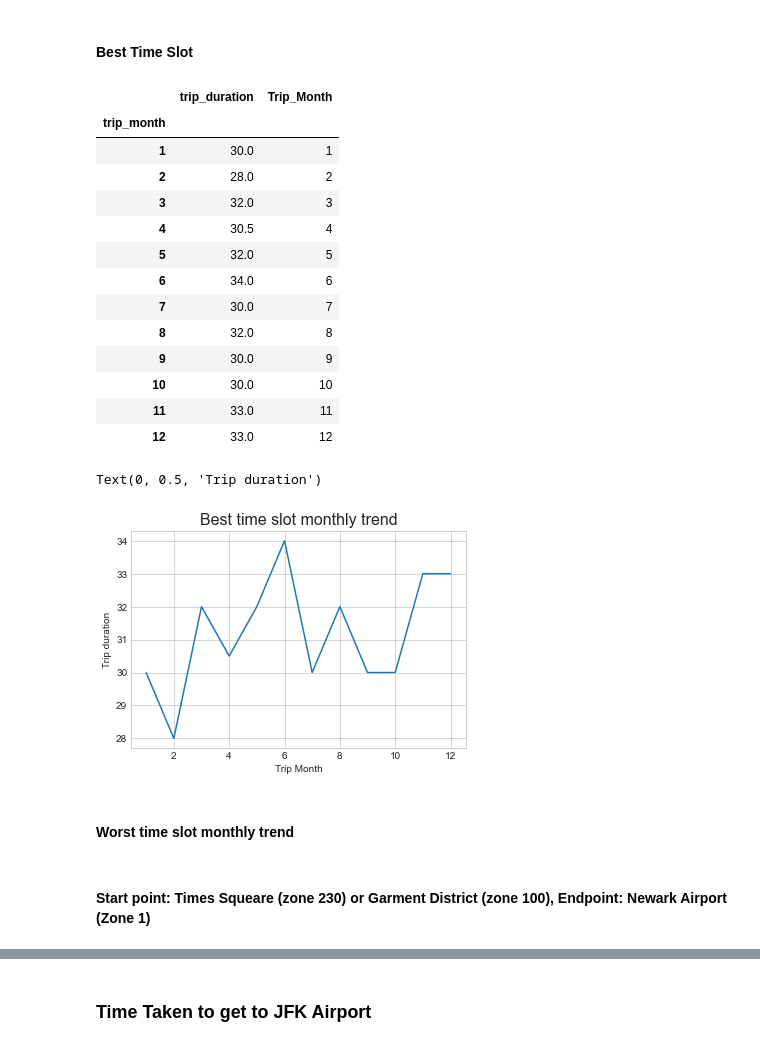
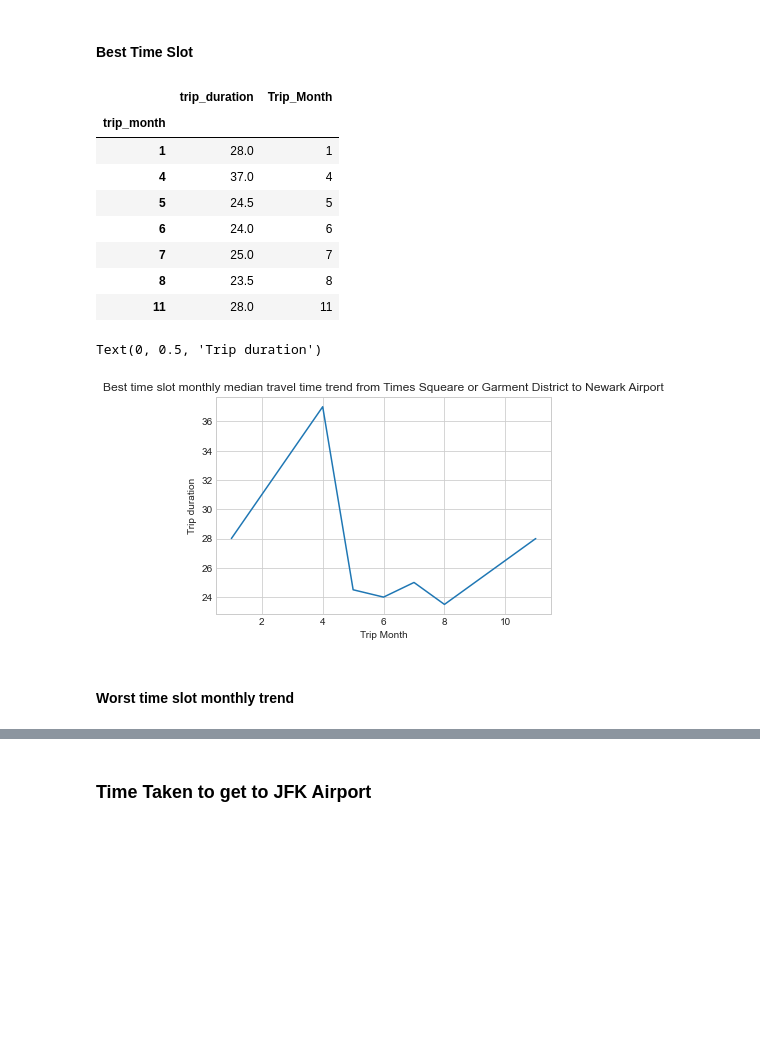
Before and after one commit to MSBGDA/INFO-H-600-Project-Group-AH, a Jupyter notebook: t4_analysis.ipynb, the cells around one changed output, grey strips where cells are left out. Saved outputs shown, nothing was run; the diff lists cells and outputs as text; code cells hidden in the pictures; blank space fills up the shorter version.

```diff
--- a/t4_analysis.ipynb
+++ b/t4_analysis.ipynb
@@ -683,14 +822,14 @@ sorted(time_bin_median2.items(), key=lambda x: x[1])
 # %%
 df_y1 = pd.DataFrame(time_slot(df_y,'tpep_pickup_datetime', 'tpep_dropoff_datetime', '03:00', '03:59'))
 # %%
-df_g1 = pd.DataFrame(time_slot(df_g,'lpep_pickup_datetime', 'lpep_dropoff_datetime', '03:00', '03:59'))
+df_g2 = pd.DataFrame(time_slot(df_g,'lpep_pickup_datetime', 'lpep_dropoff_datetime', '03:00', '03:59'))
 # %%
-df_f1 = pd.DataFrame(time_slot(df_f,'pickup_datetime', 'dropoff_datetime', '03:00', '03:59'))
+df_f2 = pd.DataFrame(time_slot(df_f,'pickup_datetime', 'dropoff_datetime', '03:00', '03:59'))
 # %%
-df_fv1 = pd.DataFrame(time_slot(df_fv,'pickup_datetime', 'dropoff_datetime', '03:00', '03:59'))
+df_fv2 = pd.DataFrame(time_slot(df_fv,'pickup_datetime', 'dropoff_datetime', '03:00', '03:59'))
 # %%
-df_concat = pd.concat([df_y1[['trip_month','trip_duration']],df_g1[['trip_month','trip_duration']],\
-                      df_f1[['trip_month','trip_duration']], df_fv1[['trip_month','trip_duration']]],ignore_index=True)
+df_concat = pd.concat([df_y2[['trip_month','trip_duration']],df_g2[['trip_month','trip_duration']],\
+                      df_f2[['trip_month','trip_duration']], df_fv2[['trip_month','trip_duration']]],ignore_index=True)
 df_concat
 df_concat = df_concat.groupby(['trip_month']).agg({'trip_duration':'median'})
 df_concat['Trip_Month']= df_concat.index
@@ -698,27 +837,20 @@ df_concat
 # %% [output]
 |  | trip_duration | Trip_Month |
 | trip_month |  |  |
-| 1 | 30.0 | 1 |
-| 2 | 28.0 | 2 |
-| 3 | 32.0 | 3 |
-| 4 | 30.5 | 4 |
-| 5 | 32.0 | 5 |
-| 6 | 34.0 | 6 |
-| 7 | 30.0 | 7 |
-| 8 | 32.0 | 8 |
-| 9 | 30.0 | 9 |
-| 10 | 30.0 | 10 |
-| 11 | 33.0 | 11 |
-| 12 | 33.0 | 12 |
+| 1 | 28.0 | 1 |
+| 4 | 37.0 | 4 |
+| 5 | 24.5 | 5 |
+| 6 | 24.0 | 6 |
+| 7 | 25.0 | 7 |
+| 8 | 23.5 | 8 |
+| 11 | 28.0 | 11 |
 # %%
 plt.plot(df_concat['Trip_Month'],df_concat['trip_duration'])
-plt.title('Best time slot monthly trend',fontsize=16)
+plt.title('Best time slot monthly median travel time trend from Times Squeare or Garment District to Newark Airport',fontsize=12)
 plt.xlabel('Trip Month')
 plt.ylabel('Trip duration')
 # %% [output]
 Text(0, 0.5, 'Trip duration')
-[figure, old version]
+[figure, new version]
 # %% [markdown]
 #### Worst time slot monthly trend
-# %% [markdown]
-#### Start point: Times Squeare (zone 230) or Garment District (zone 100), Endpoint: Newark Airport (Zone 1)
```
Also changed, not shown: parts of 191 cells of this notebook.
